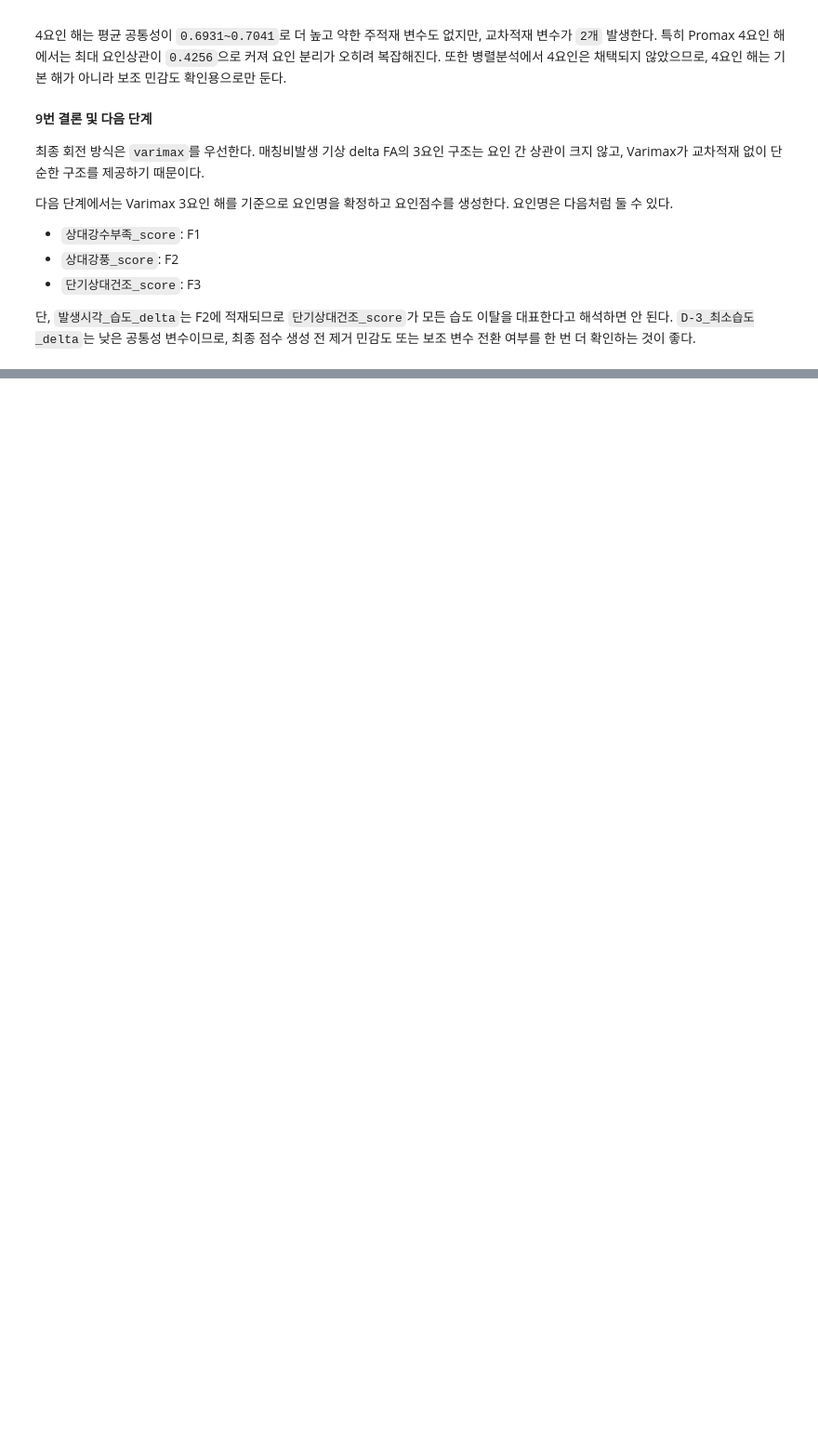
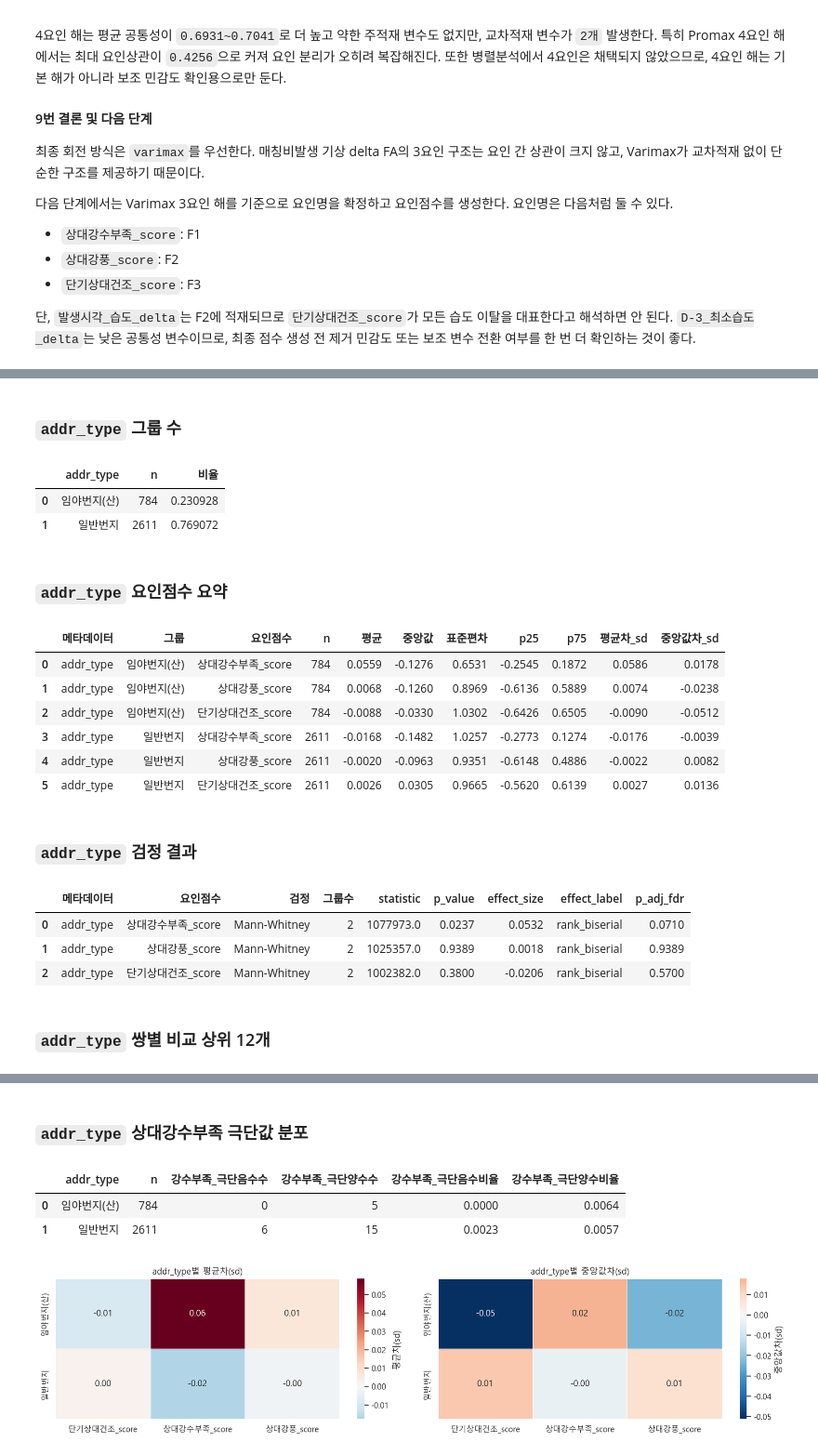
Before and after one commit to Max-JI64/farm-system-public-02, a Jupyter notebook: jsw/Analysis/2026-06-08_FA-매칭비발생.ipynb, the cells around one changed output, grey strips where cells are left out. Shown at 93% size. Cells and saved outputs as stored; diff of their text form; code cells hidden in the pictures; blank space fills up the shorter version.

```diff
--- a/jsw/Analysis/2026-06-08_FA-매칭비발생.ipynb
+++ b/jsw/Analysis/2026-06-08_FA-매칭비발생.ipynb
@@ -2119,0 +3197,27 @@ Promax 요인상관 최대 절대값이 `0.223`으로 0.30 미만이고, Varimax
+# %%
+# 11-4. addr_type별 요인점수 비교
+matched_addr_type_result = run_matched_meta_factor_analysis(
+    "addr_type",
+    group_order=ADDR_ORDER,
+    min_n=10,
+    top_pair_n=12,
+)
+# %% [output]
+### `addr_type` 그룹 수
+|  | addr_type | n | 비율 |
+| 0 | 임야번지(산) | 784 | 0.230928 |
+| 1 | 일반번지 | 2611 | 0.769072 |
+### `addr_type` 요인점수 요약
+|  | 메타데이터 | 그룹 | 요인점수 | n | 평균 | 중앙값 | 표준편차 | p25 | p75 | 평균차_sd | 중앙값차_sd |
+| 0 | addr_type | 임야번지(산) | 상대강수부족_score | 784 | 0.0559 | -0.1276 | 0.6531 | -0.2545 | 0.1872 | 0.0586 | 0.0178 |
+| 1 | addr_type | 임야번지(산) | 상대강풍_score | 784 | 0.0068 | -0.1260 | 0.8969 | -0.6136 | 0.5889 | 0.0074 | -0.0238 |
+| 2 | addr_type | 임야번지(산) | 단기상대건조_score | 784 | -0.0088 | -0.0330 | 1.0302 | -0.6426 | 0.6505 | -0.0090 | -0.0512 |
+| 3 | addr_type | 일반번지 | 상대강수부족_score | 2611 | -0.0168 | -0.1482 | 1.0257 | -0.2773 | 0.1274 | -0.0176 | -0.0039 |
+| 4 | addr_type | 일반번지 | 상대강풍_score | 2611 | -0.0020 | -0.0963 | 0.9351 | -0.6148 | 0.4886 | -0.0022 | 0.0082 |
+| 5 | addr_type | 일반번지 | 단기상대건조_score | 2611 | 0.0026 | 0.0305 | 0.9665 | -0.5620 | 0.6139 | 0.0027 | 0.0136 |
+### `addr_type` 검정 결과
+|  | 메타데이터 | 요인점수 | 검정 | 그룹수 | statistic | p_value | effect_size | effect_label | p_adj_fdr |
+| 0 | addr_type | 상대강수부족_score | Mann-Whitney | 2 | 1077973.0 | 0.0237 | 0.0532 | rank_biserial | 0.0710 |
+| 1 | addr_type | 상대강풍_score | Mann-Whitney | 2 | 1025357.0 | 0.9389 | 0.0018 | rank_biserial | 0.9389 |
+| 2 | addr_type | 단기상대건조_score | Mann-Whitney | 2 | 1002382.0 | 0.3800 | -0.0206 | rank_biserial | 0.5700 |
+### `addr_type` 쌍별 비교 상위 12개
@@ -2119,0 +3228,5 @@ Promax 요인상관 최대 절대값이 `0.223`으로 0.30 미만이고, Varimax
+### `addr_type` 상대강수부족 극단값 분포
+|  | addr_type | n | 강수부족_극단음수수 | 강수부족_극단양수수 | 강수부족_극단음수비율 | 강수부족_극단양수비율 |
+| 0 | 임야번지(산) | 784 | 0 | 5 | 0.0000 | 0.0064 |
+| 1 | 일반번지 | 2611 | 6 | 15 | 0.0023 | 0.0057 |
+[figure, added]
```
Also changed, not shown: parts of 38 cells of this notebook, 1 other file.
